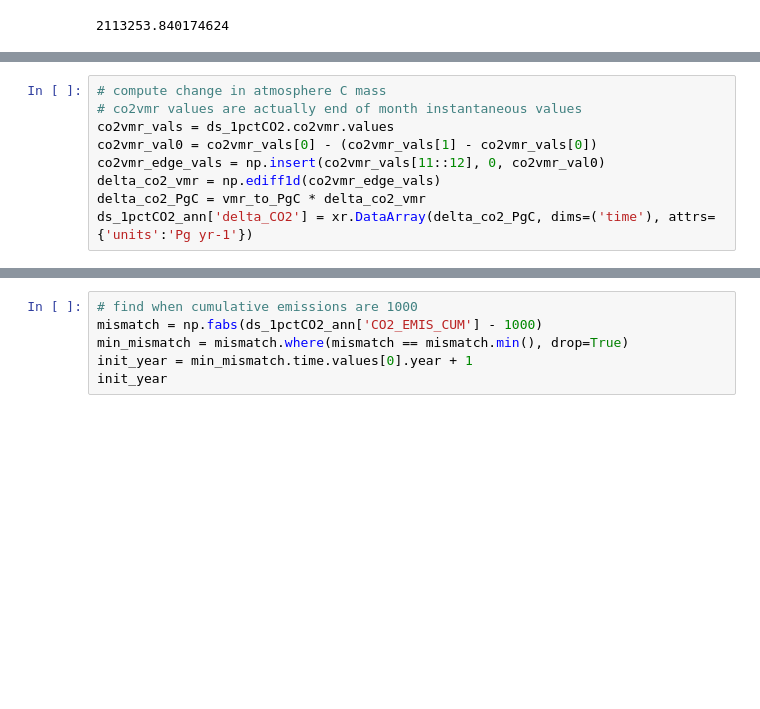
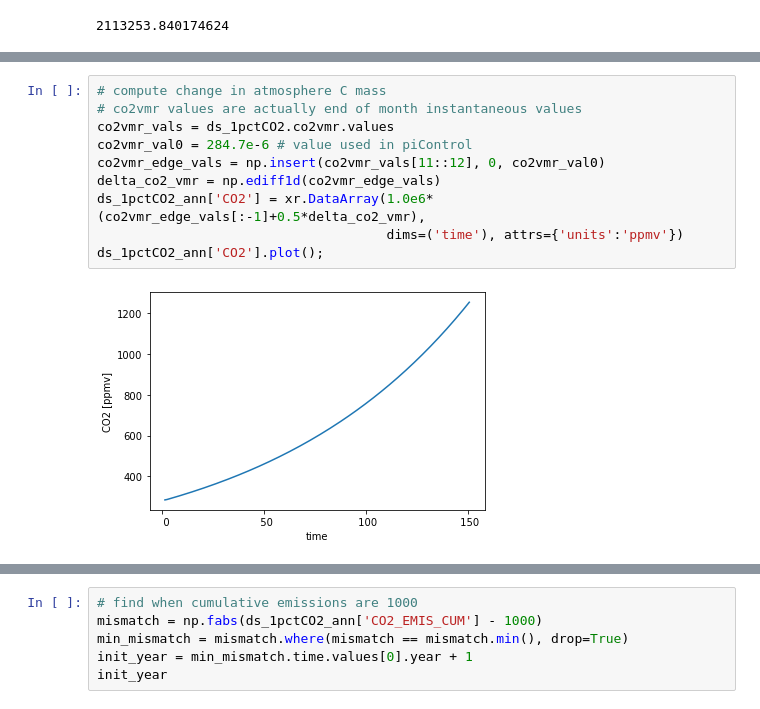
Before and after one commit to klindsay28/CESM2_coup_carb_cycle_JAMES, a Jupyter notebook: zecmip_init_year.ipynb, the cells around one changed output, grey strips where cells are left out. Drawn from its saved outputs; the diff is of its cells as text; blank space fills up the shorter version.

```diff
--- a/zecmip_init_year.ipynb
+++ b/zecmip_init_year.ipynb
@@ -38,9 +42,12 @@ active catalog: experiments
 # %%
 # compute change in atmosphere C mass
 # co2vmr values are actually end of month instantaneous values
 co2vmr_vals = ds_1pctCO2.co2vmr.values
-co2vmr_val0 = co2vmr_vals[0] - (co2vmr_vals[1] - co2vmr_vals[0])
+co2vmr_val0 = 284.7e-6 # value used in piControl
 co2vmr_edge_vals = np.insert(co2vmr_vals[11::12], 0, co2vmr_val0)
 delta_co2_vmr = np.ediff1d(co2vmr_edge_vals)
-delta_co2_PgC = vmr_to_PgC * delta_co2_vmr
-ds_1pctCO2_ann['delta_CO2'] = xr.DataArray(delta_co2_PgC, dims=('time'), attrs={'units':'Pg yr-1'})
+ds_1pctCO2_ann['CO2'] = xr.DataArray(1.0e6*(co2vmr_edge_vals[:-1]+0.5*delta_co2_vmr),
+                                     dims=('time'), attrs={'units':'ppmv'})
+ds_1pctCO2_ann['CO2'].plot();
+# %% [output]
+[figure, added]
```
Also changed, not shown: parts of 9 cells of this notebook.
